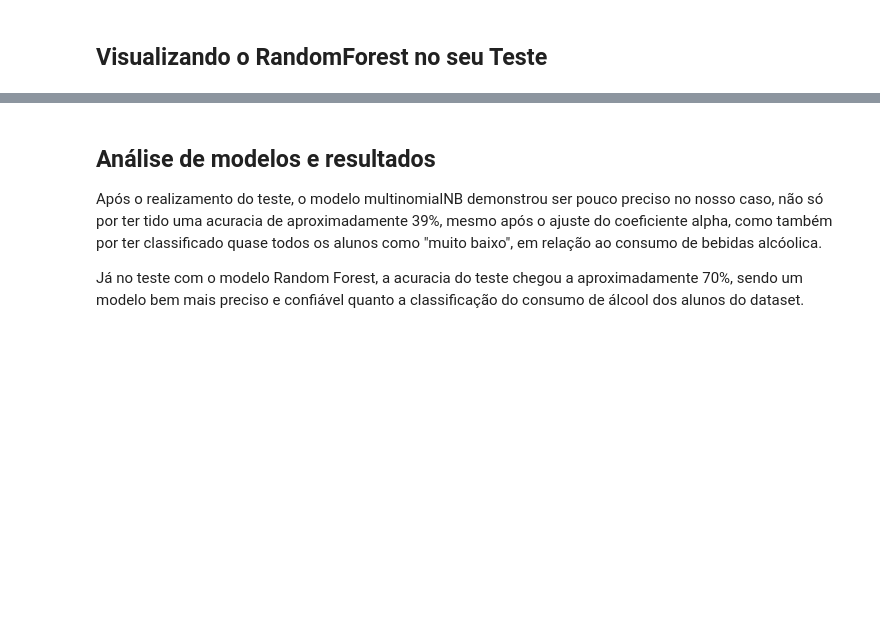
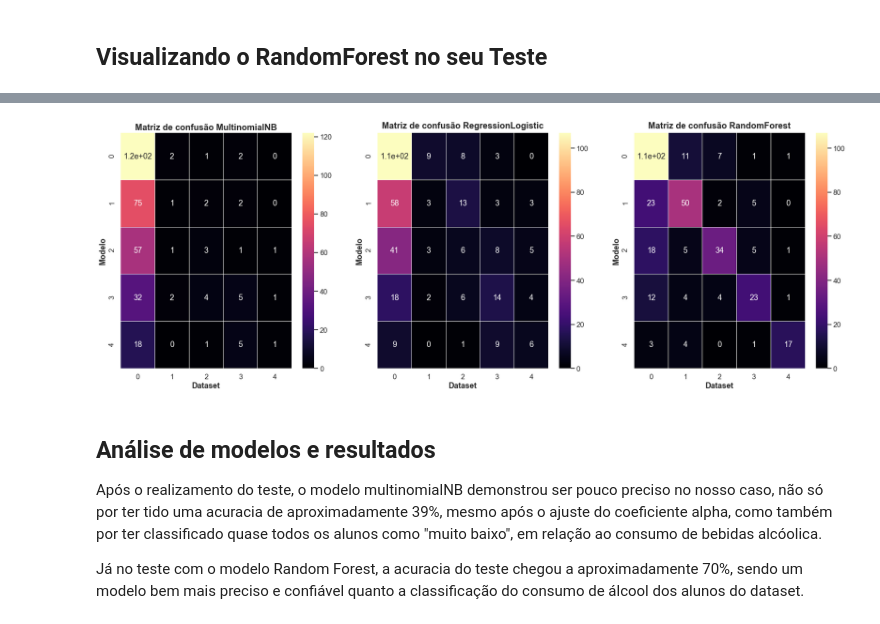
Before and after one commit to wilgnerl/Projeto2-Cdados, a Jupyter notebook: src/Projeto_2_Ciencia_de_dados.ipynb, the cells around one changed output, grey strips where cells are left out. Saved outputs shown, nothing was run; the diff lists cells and outputs as text; code cells hidden in the pictures; blank space fills up the shorter version.

```diff
--- a/src/Projeto_2_Ciencia_de_dados.ipynb
+++ b/src/Projeto_2_Ciencia_de_dados.ipynb
@@ -1078,3 +1113,37 @@ sns.countplot(ax=ax2,data=resultado_random_forest_test, x='Walc', order=resultad
+# %%
+from sklearn.metrics import confusion_matrix
+y_true = dfx_test.Walc
+y_pred_RF = resultado_random_forest
+y_pred_NB = resultado_multinomialNB
+y_pred_RL = resultado_regressionLogistic
+# %%
+fig = plt.figure(figsize=(30,10))
+ax = fig.add_subplot(1,3,1)
+ax2 = fig.add_subplot(1,3,2)
+ax3 = fig.add_subplot(1,3,3)
+
+confusion_matrix_NB = confusion_matrix(y_true, y_pred_NB)
+confusion_matrix_RF = confusion_matrix(y_true, y_pred_RF)
+confusion_matrix_RL = confusion_matrix(y_true, y_pred_RL)
+
+sns.set_context("talk")
+sns.heatmap(ax=ax, data=confusion_matrix_NB, annot=True, linewidths=.01, cmap='magma')
+ax.set_title('Matriz de confusão MultinomialNB', fontsize=20, fontweight='bold')
+ax.set_xlabel('Dataset', fontsize=18, fontweight='bold')
+ax.set_ylabel('Modelo', fontsize=18, fontweight='bold')
+
+sns.heatmap(ax=ax2, data=confusion_matrix_RL,annot=True, linewidths=.01, cmap='magma')
+ax2.set_title('Matriz de confusão RegressionLogistic',pad=10 , fontsize=20, fontweight='bold')
+ax2.set_xlabel('Dataset', fontsize=18, fontweight='bold')
+ax2.set_ylabel('Modelo', fontsize=18, fontweight='bold')
+
+sns.heatmap(ax=ax3, data=confusion_matrix_RF, annot=True, linewidths=.01, cmap='magma')
+ax3.set_title('Matriz de confusão RandomForest', pad=10 , fontsize=20, fontweight='bold')
+ax3.set_xlabel('Dataset', fontsize=18, fontweight='bold')
+ax3.set_ylabel('Modelo', fontsize=18, fontweight='bold')
+plt.show()
+# %% [output]
+[figure, added]
 # %% [markdown]
 <div id="analise"></div>
 
```
Also changed, not shown: parts of 8 cells of this notebook.
